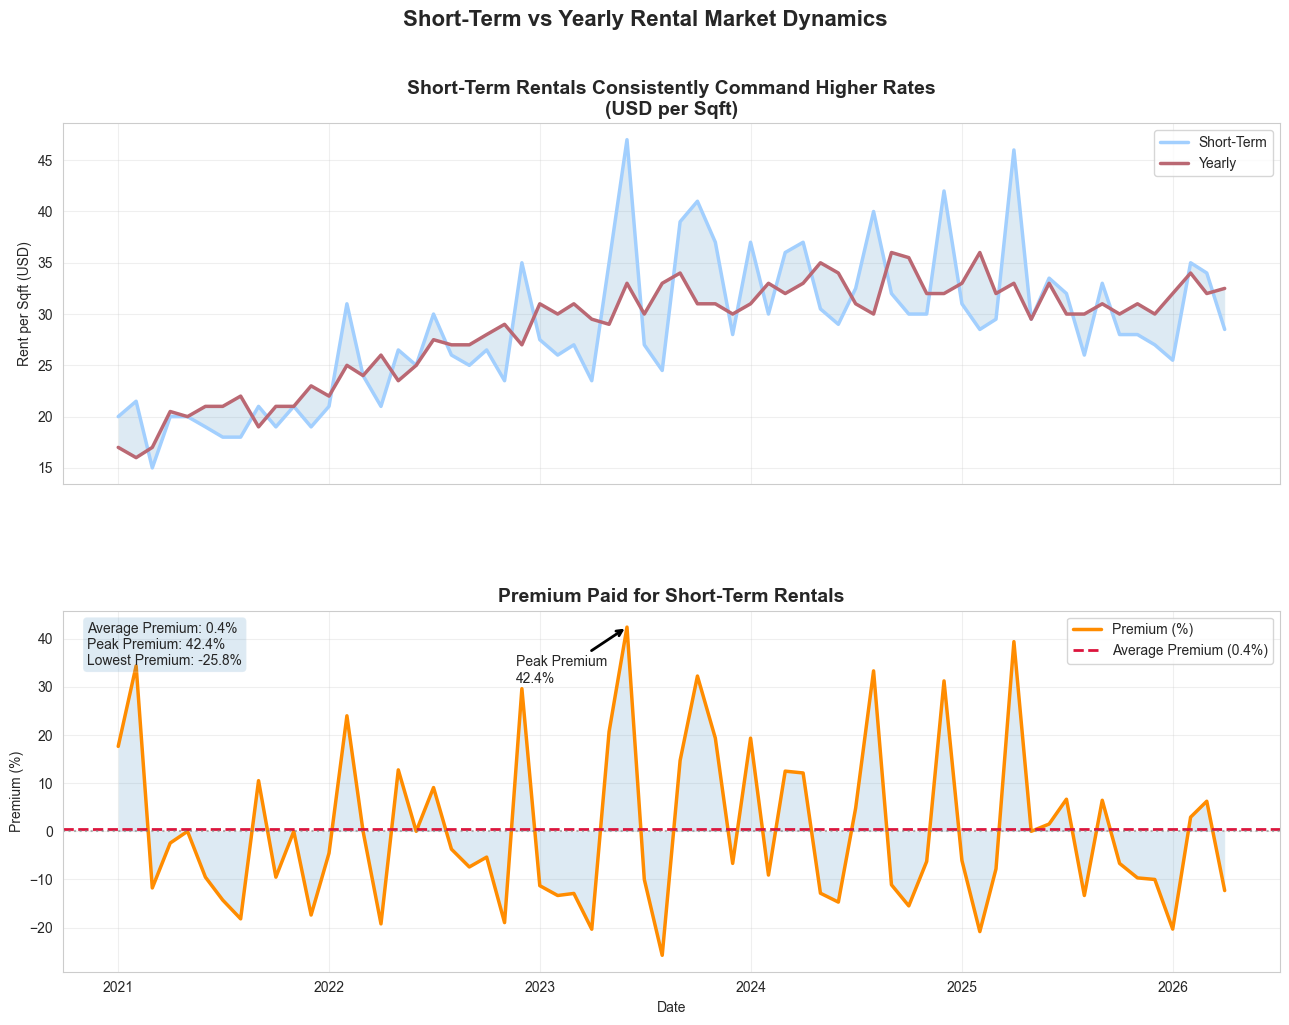
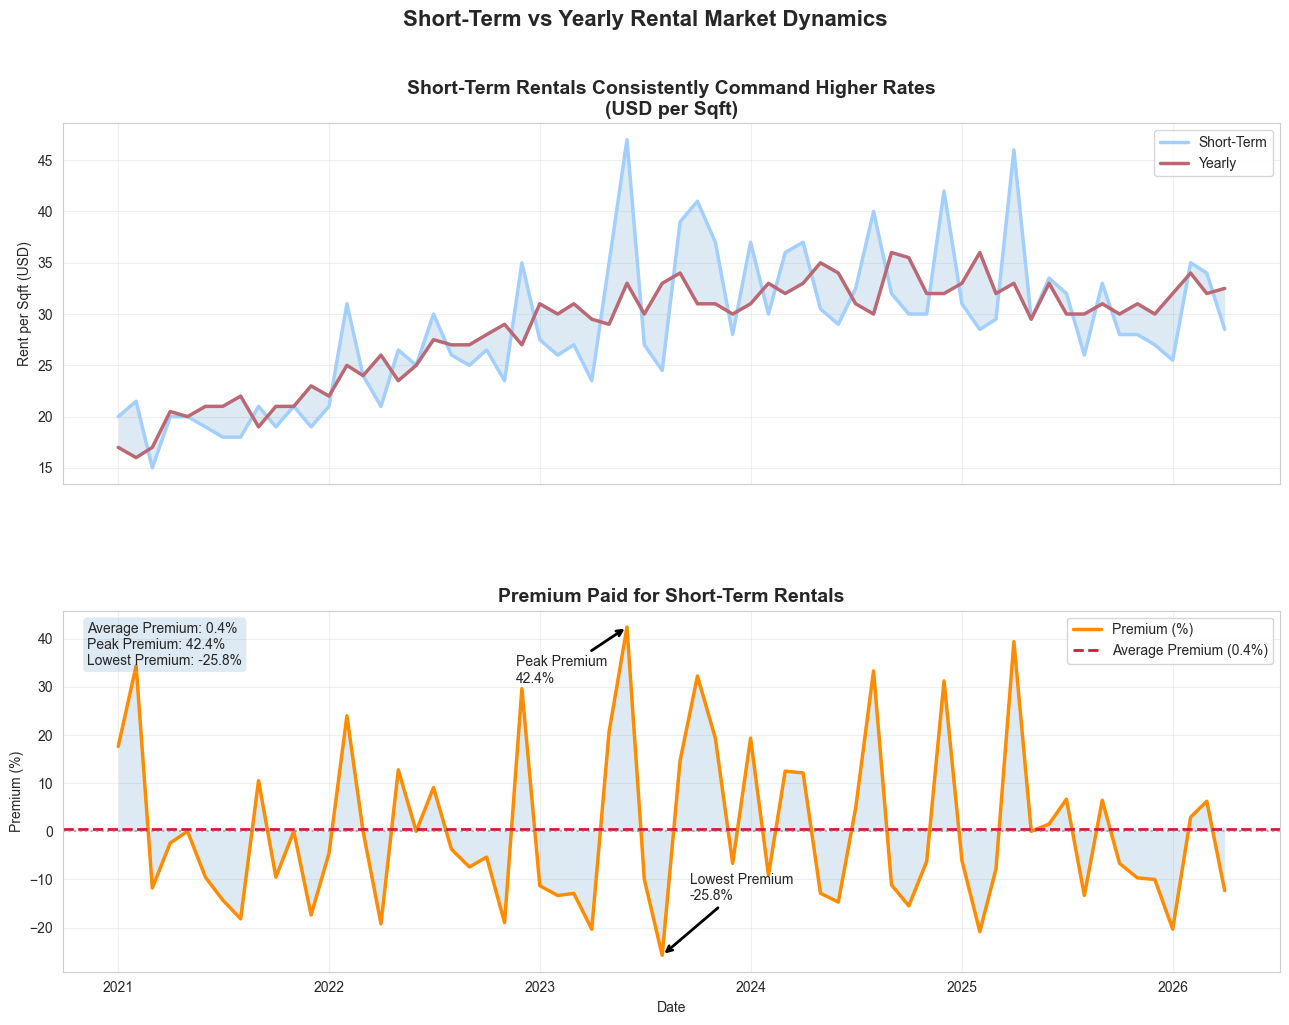
The change to this notebook cell's code, shown as a diff; its figure went from the first image to the second:
--- before
+++ after
@@ -41,4 +41,5 @@
 
 peak_idx = comparison['premium_pct'].idxmax()
+low_idx = comparison['premium_pct'].idxmin()
 
 fig, ax = plt.subplots(
@@ -82,5 +83,5 @@
         comparison.loc[peak_idx, 'premium_pct']
     ),
-    xytext=(-80, -40),  # geser ke kiri
+    xytext=(-80, -40), 
     textcoords='offset points',
     arrowprops=dict(
@@ -91,4 +92,20 @@
     fontsize=10
 )
+
+ax[1].annotate(
+ f"Lowest Premium\n{min_premium:.1f}%",
+ xy=(
+     comparison.loc[low_idx, 'month'],
+     comparison.loc[low_idx, 'premium_pct']
+ ),
+ xytext=(20,40),
+ textcoords = 'offset points',
+arrowprops=dict(
+    arrowstyle='->',
+    color='black',
+    lw=2
+),
+fontsize=10
+ )
 
 ax[1].set_title('Premium Paid for Short-Term Rentals',fontsize=14,weight='bold')

Commit: (Update annotate) Analyze rental premium between short-term and yearly contracts